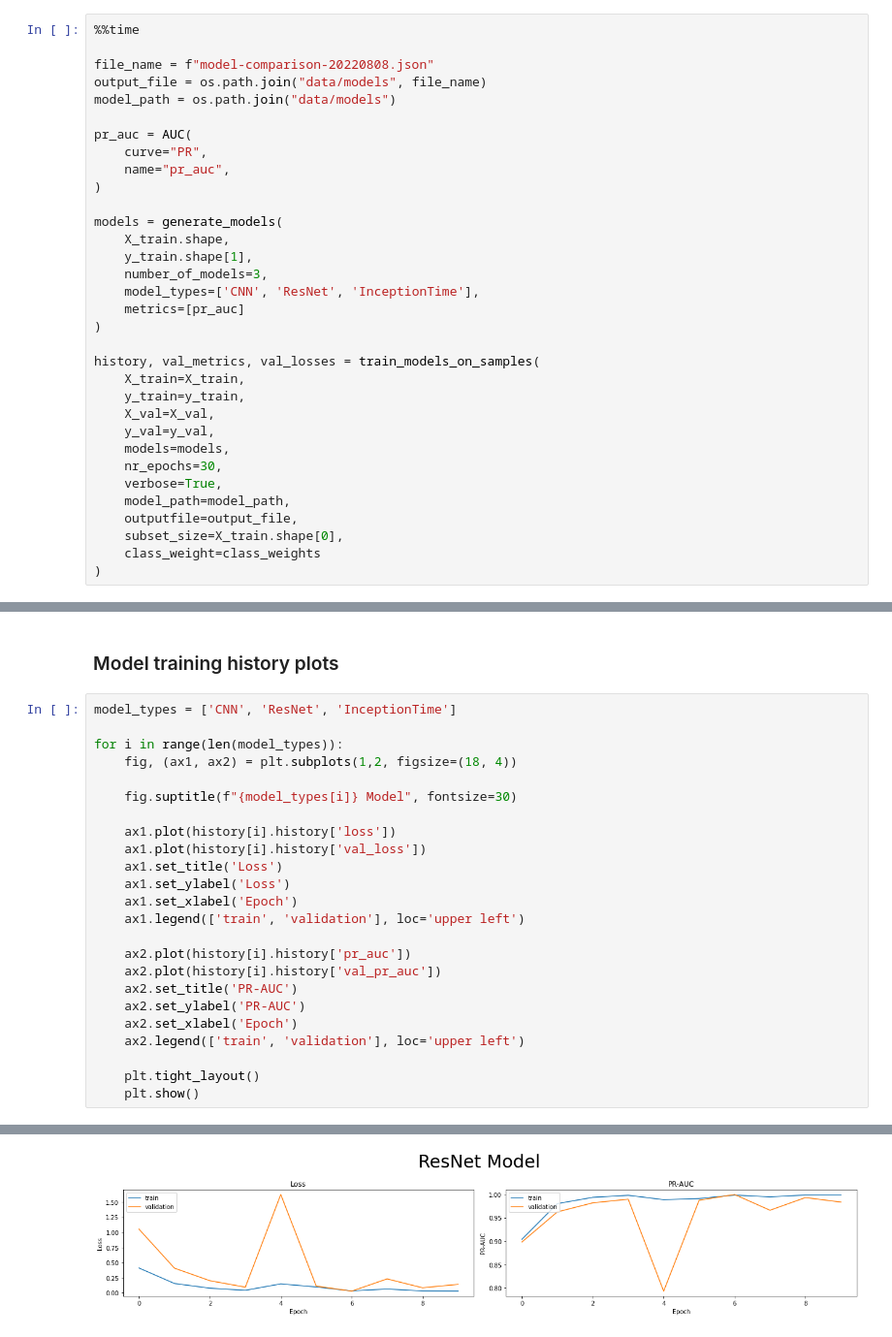
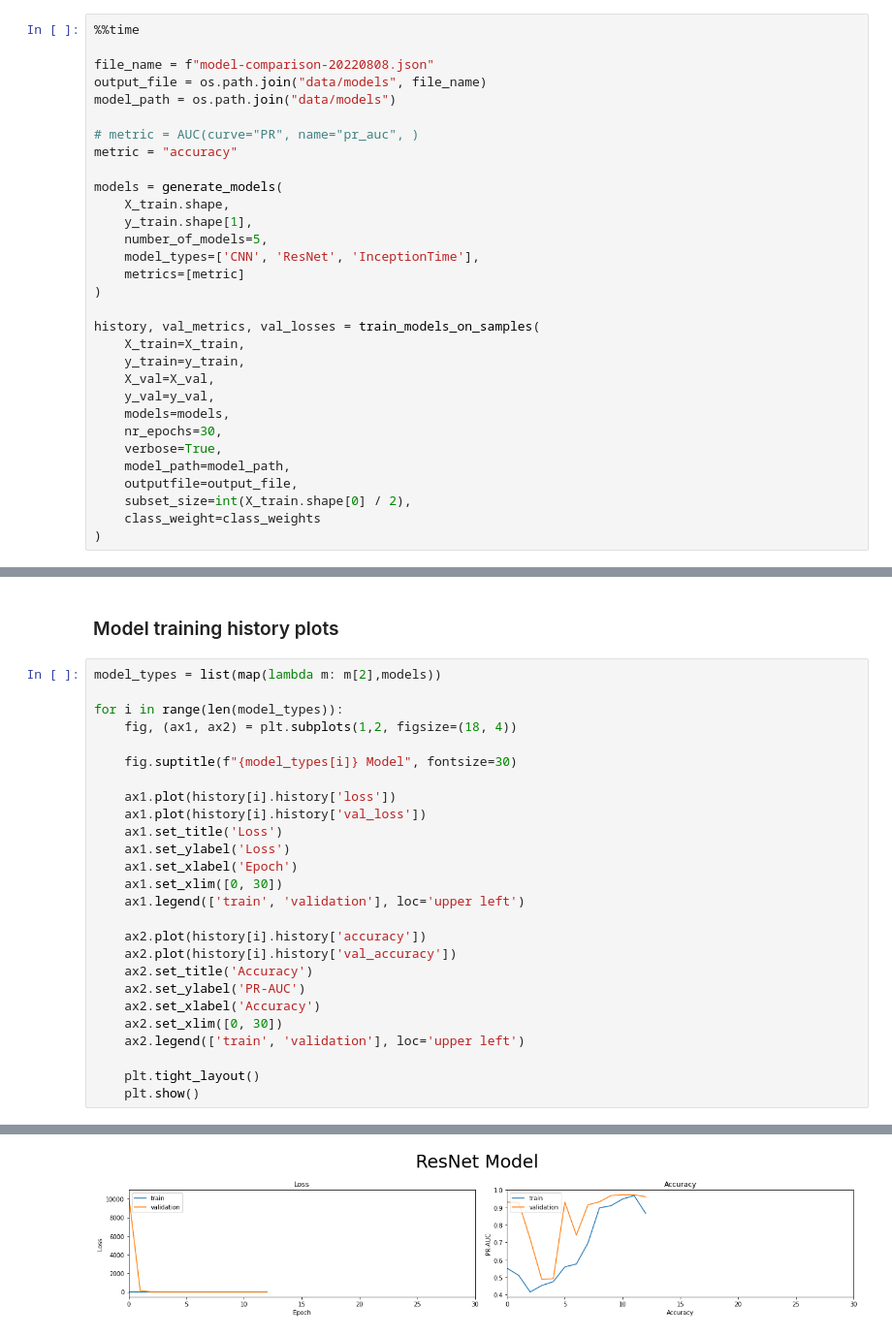
Before and after one commit to shamilnabiyev/alfa-uav-fault-detection, a Jupyter notebook: model-training-mcfly.ipynb, the cells around one changed output, grey strips where cells are left out. Shown: that part at 97% size. Drawn from its saved outputs; the diff is of its cells as text.

```diff
--- a/model-training-mcfly.ipynb
+++ b/model-training-mcfly.ipynb
@@ -91,17 +111,15 @@ file_name = f"model-comparison-20220808.json"
 output_file = os.path.join("data/models", file_name)
 model_path = os.path.join("data/models")
 
-pr_auc = AUC(
-    curve="PR",
-    name="pr_auc",
-)
+# metric = AUC(curve="PR", name="pr_auc", )
+metric = "accuracy"
 
 models = generate_models(
     X_train.shape,
     y_train.shape[1],
-    number_of_models=3,
+    number_of_models=5,
     model_types=['CNN', 'ResNet', 'InceptionTime'],
-    metrics=[pr_auc]
+    metrics=[metric]
 )
 
 history, val_metrics, val_losses = train_models_on_samples(
@@ -114,6 +132,6 @@ history, val_metrics, val_losses = train_models_on_samples(
     verbose=True,
     model_path=model_path,
     outputfile=output_file,
-    subset_size=X_train.shape[0],
+    subset_size=int(X_train.shape[0] / 2),
     class_weight=class_weights
 )
@@ -127,7 +163,7 @@ Best model type: InceptionTime
 # %% [markdown]
 ### Model training history plots
 # %%
-model_types = ['CNN', 'ResNet', 'InceptionTime']
+model_types = list(map(lambda m: m[2],models))
 
 for i in range(len(model_types)):
     fig, (ax1, ax2) = plt.subplots(1,2, figsize=(18, 4))
@@ -139,13 +175,15 @@ for i in range(len(model_types)):
     ax1.set_title('Loss')
     ax1.set_ylabel('Loss')
     ax1.set_xlabel('Epoch')
+    ax1.set_xlim([0, 30])
     ax1.legend(['train', 'validation'], loc='upper left')
 
-    ax2.plot(history[i].history['pr_auc'])
-    ax2.plot(history[i].history['val_pr_auc'])
-    ax2.set_title('PR-AUC')
+    ax2.plot(history[i].history['accuracy'])
+    ax2.plot(history[i].history['val_accuracy'])
+    ax2.set_title('Accuracy')
     ax2.set_ylabel('PR-AUC')
-    ax2.set_xlabel('Epoch')
+    ax2.set_xlabel('Accuracy')
+    ax2.set_xlim([0, 30])
     ax2.legend(['train', 'validation'], loc='upper left')
 
     plt.tight_layout()
@@ -155 +193 @@ for i in range(len(model_types)):
-[figure, old version]
+[figure, new version]
```
Also changed, not shown: parts of 19 cells of this notebook.
